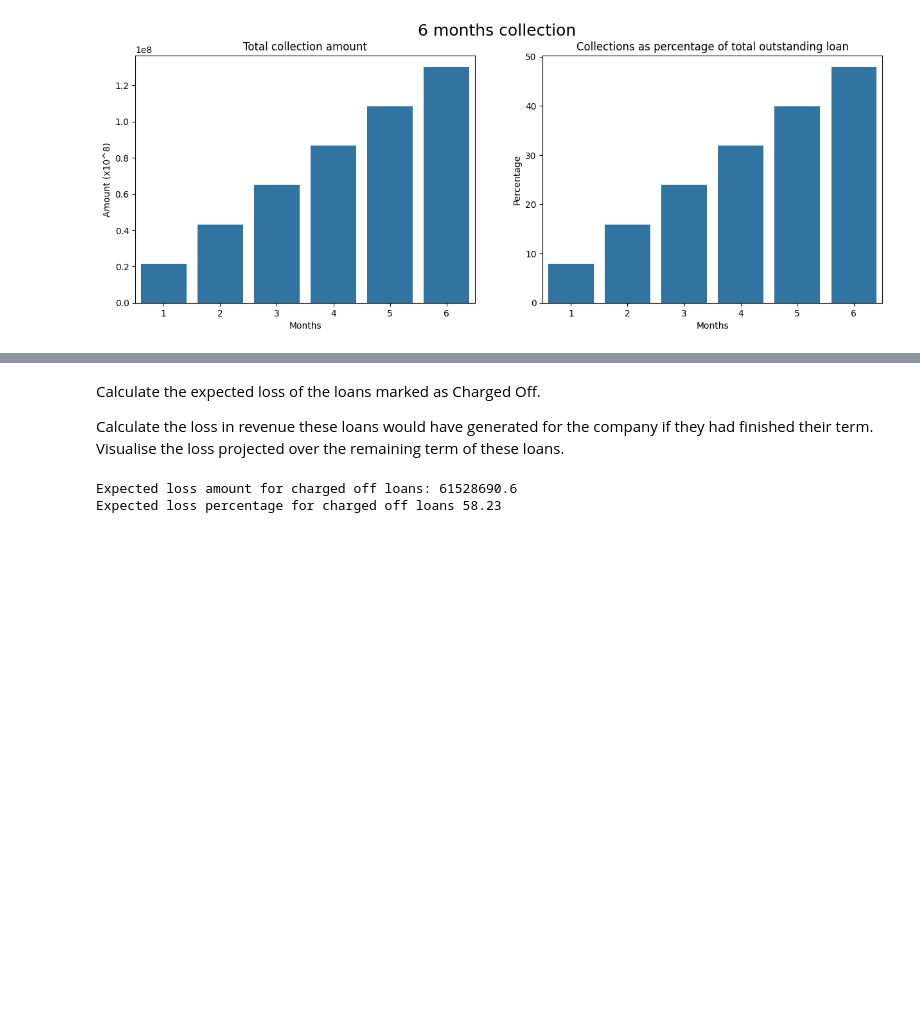
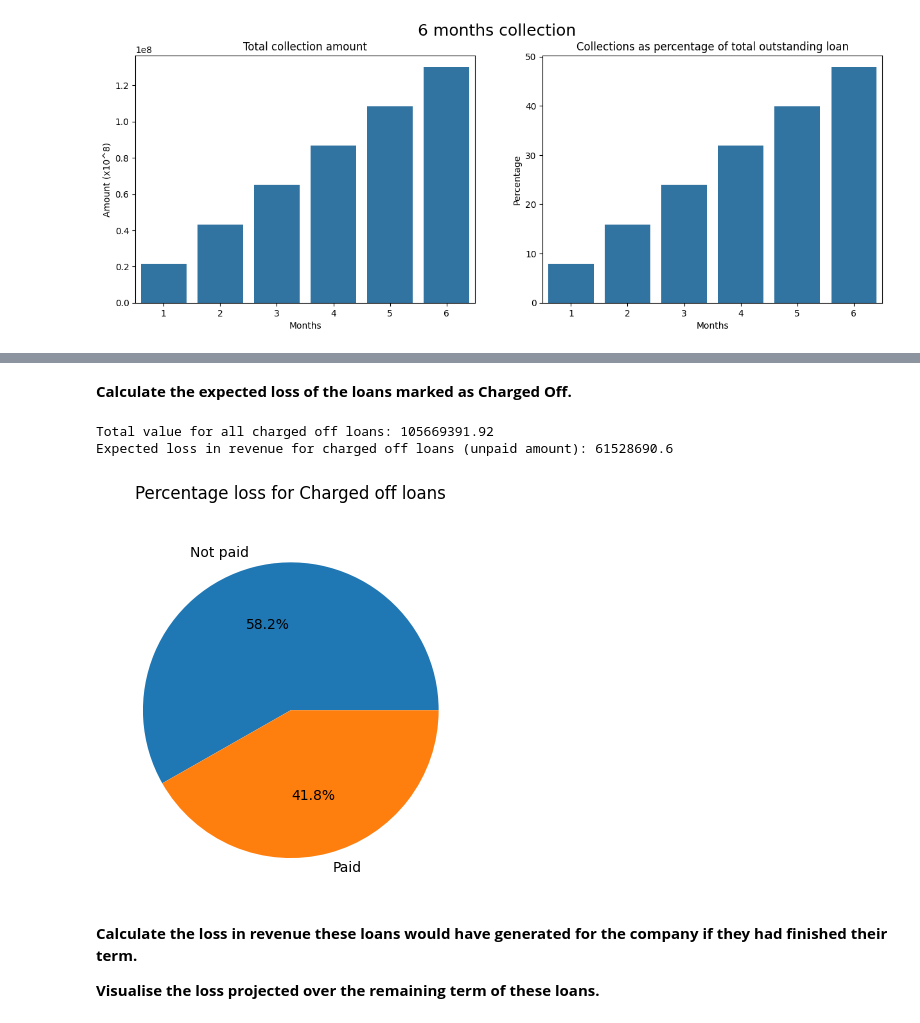
Before and after one commit to hosna22/EDA-Customer-Loans, a Jupyter notebook: analysis.ipynb, the cells around one changed output, grey strips where cells are left out. Saved outputs shown, nothing was run; the diff lists cells and outputs as text; code cells hidden in the pictures; blank space fills up the shorter version.

```diff
--- a/analysis.ipynb
+++ b/analysis.ipynb
@@ -87,12 +94,21 @@ Total amount paid towards charged off loans: 39151684.33
+# %% [markdown]
+**Calculate the expected loss of the loans marked as Charged Off.**
+# %%
+charged_off_df['total_to_be_paid'] = charged_off_df['instalment']*charged_off_df['term']
+expexcted_loss = round(charged_off_df['total_to_be_paid'].sum() - (charged_off_df['total_payment'] + charged_off_df['recoveries']).sum(),2)
+expexcted_loss_perccentage = round(expexcted_loss/charged_off_df['total_to_be_paid'].sum()*100, 2)
+
+print(f'Total value for all charged off loans: {charged_off_df['total_to_be_paid'].sum()} \nExpected loss in revenue for charged off loans (unpaid amount): {expexcted_loss}')
+
+loss_values = [expexcted_loss_perccentage, 100-expexcted_loss_perccentage]
+loss_labels = ['Not paid', 'Paid']
+
+plot.pie_chart(loss_values, loss_labels, 'Percentage loss for Charged off loans')
+# %% [output]
+Total value for all charged off loans: 105669391.92
+Expected loss in revenue for charged off loans (unpaid amount): 61528690.6
+[figure, added]
 # %% [markdown]
-Calculate the expected loss of the loans marked as Charged Off.
+**Calculate the loss in revenue these loans would have generated for the company if they had finished their term.**
 
-Calculate the loss in revenue these loans would have generated for the company if they had finished their term. Visualise the loss projected over the remaining term of these loans.
+**Visualise the loss projected over the remaining term of these loans.**
-# %%
-charged_off_df['total_to_be_paid'] = charged_off_df['instalment']*charged_off_df['term']
-expexcted_loss = round(charged_off_df['total_to_be_paid'].sum() - (charged_off_df['total_payment']+charged_off_df['recoveries']).sum(),2)
-expexcted_loss_perccentage = round(expexcted_loss/charged_off_df['total_to_be_paid'].sum()*100, 2)
-print(f'Expected loss amount for charged off loans: {expexcted_loss} \nExpected loss percentage for charged off loans {expexcted_loss_perccentage}')
-# %% [output]
-Expected loss amount for charged off loans: 61528690.6
-Expected loss percentage for charged off loans 58.23
```
Also changed, not shown: parts of 16 cells of this notebook, 3 other files.
